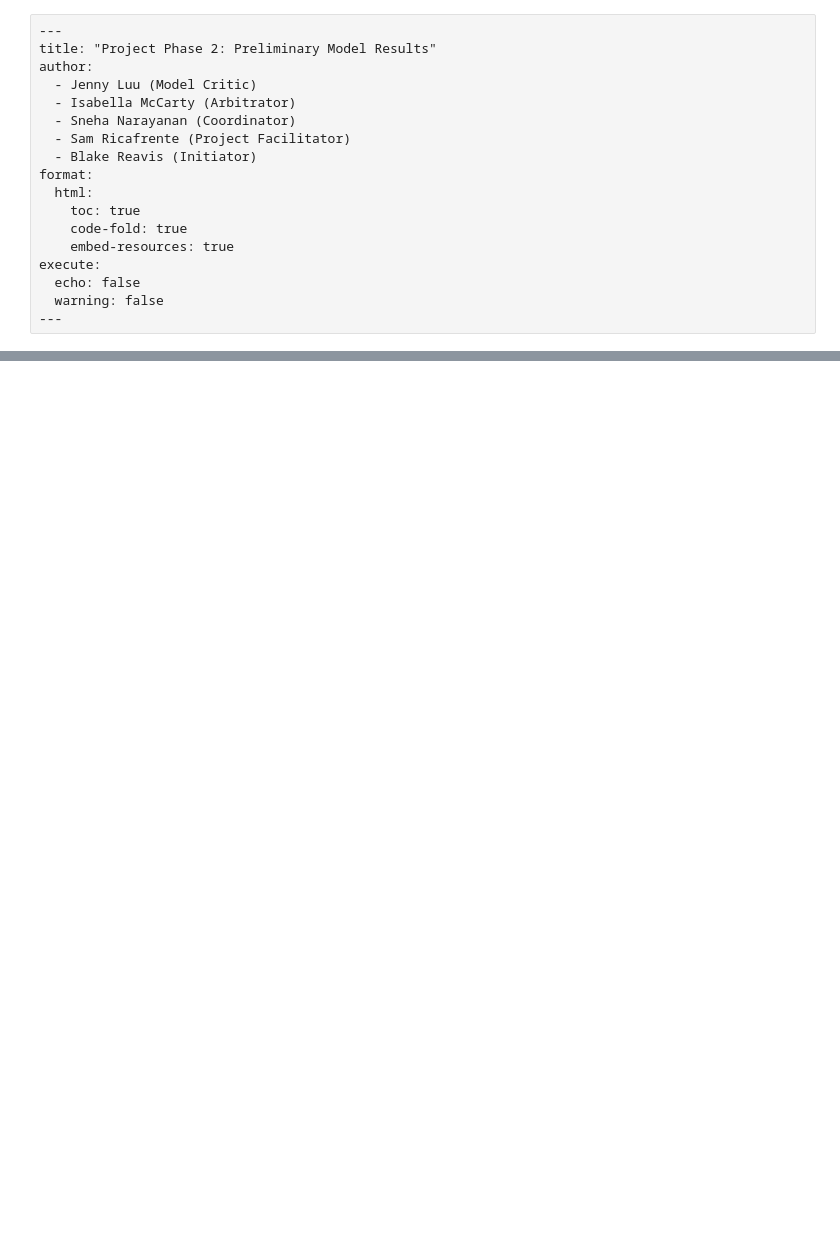
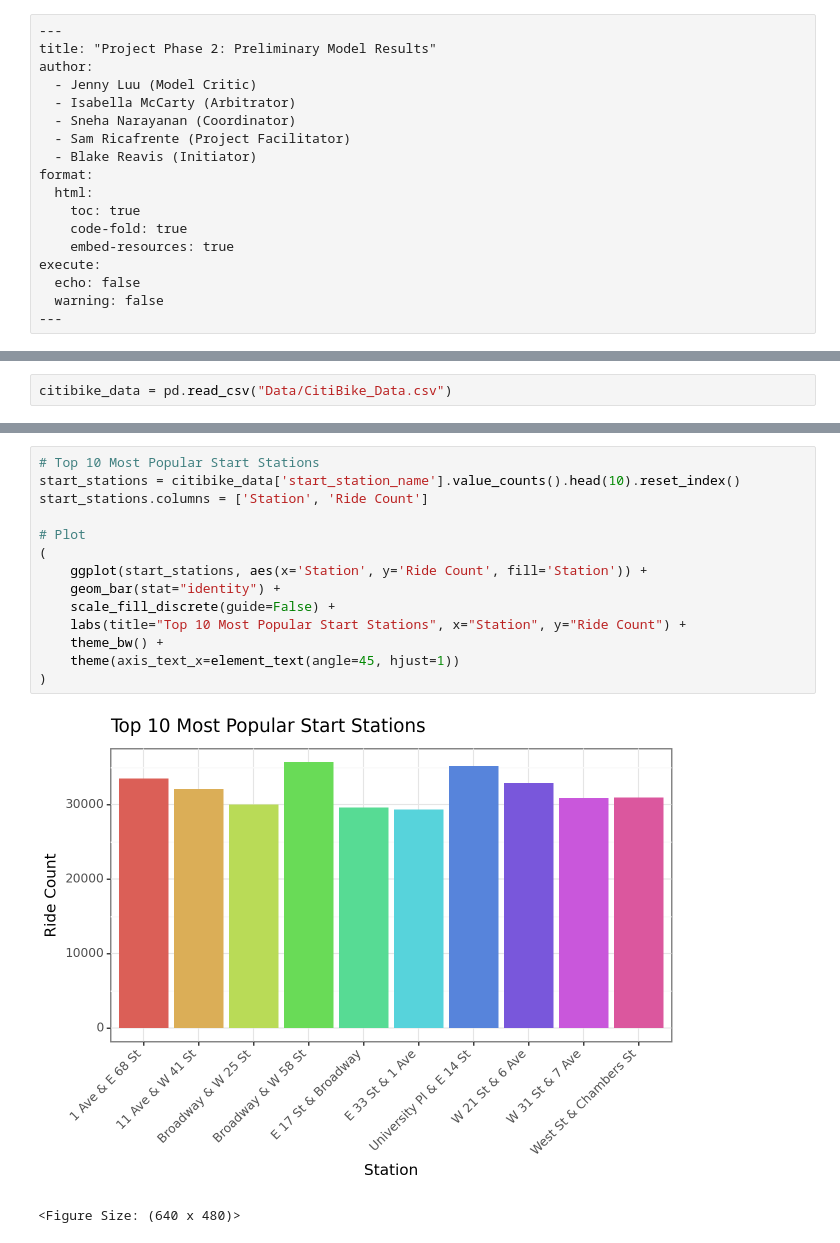
Before and after one commit to bellamccarty/GSB-544-Project---SMART, a Jupyter notebook: Notebooks/ProjectPhase2.ipynb, the cells around one changed output, grey strips where cells are left out. Cells and saved outputs as stored; diff of their text form; blank space fills up the shorter version.

Commit message:
Citi-Bike Notebook Commit

```diff
--- a/Notebooks/ProjectPhase2.ipynb
+++ b/Notebooks/ProjectPhase2.ipynb
@@ -135,0 +564,2 @@ We emphasize equitable access and environmental sustainability in all recommenda
+# %%
+citibike_data = pd.read_csv("Data/CitiBike_Data.csv")
@@ -135,0 +649,17 @@ We emphasize equitable access and environmental sustainability in all recommenda
+# %%
+# Top 10 Most Popular Start Stations
+start_stations = citibike_data['start_station_name'].value_counts().head(10).reset_index()
+start_stations.columns = ['Station', 'Ride Count']
+
+# Plot
+(
+    ggplot(start_stations, aes(x='Station', y='Ride Count', fill='Station')) +
+    geom_bar(stat="identity") +
+    scale_fill_discrete(guide=False) +
+    labs(title="Top 10 Most Popular Start Stations", x="Station", y="Ride Count") +
+    theme_bw() +
+    theme(axis_text_x=element_text(angle=45, hjust=1))
+)
+# %% [output]
+[figure, added]
+<Figure Size: (640 x 480)>
```
Also changed, not shown: parts of 55 cells of this notebook, 3 other files.
